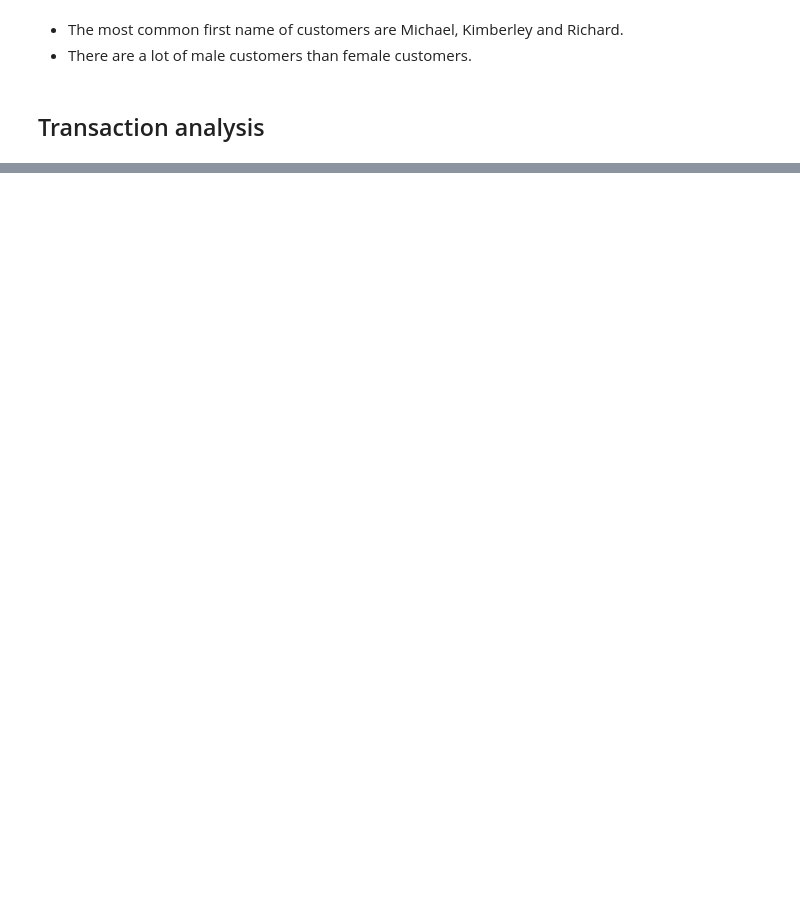
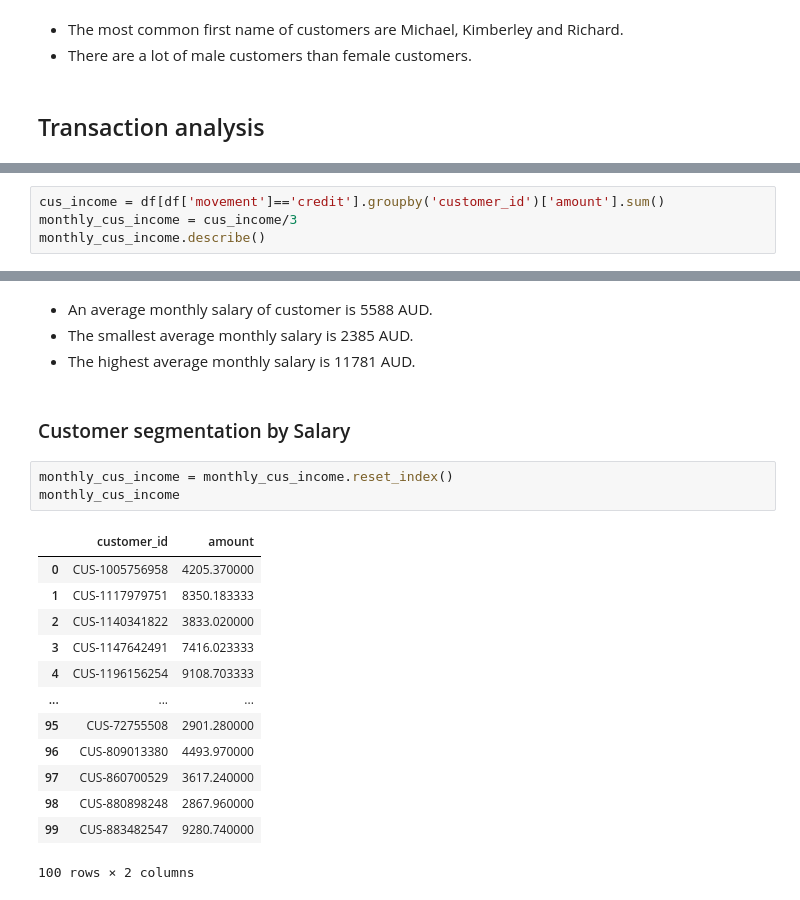
Before and after one commit to baoqdng/Customer_Transaction_Analytics, a Jupyter notebook: Customer_Transaction_Predictive_Analytics.ipynb, the cells around one changed output, grey strips where cells are left out. Cells and saved outputs as stored; diff of their text form; blank space fills up the shorter version.

```diff
--- a/Customer_Transaction_Predictive_Analytics.ipynb
+++ b/Customer_Transaction_Predictive_Analytics.ipynb
@@ -444,0 +521,4 @@ fig.show()
+# %%
+cus_income = df[df['movement']=='credit'].groupby('customer_id')['amount'].sum()
+monthly_cus_income = cus_income/3
+monthly_cus_income.describe()
@@ -444,0 +535,23 @@ fig.show()
+# %% [markdown]
+- An average monthly salary of customer is 5588 AUD.
+- The smallest average monthly salary is 2385 AUD.
+- The highest average monthly salary is 11781 AUD.
+# %% [markdown]
+### Customer segmentation by Salary
+# %%
+monthly_cus_income = monthly_cus_income.reset_index()
+monthly_cus_income
+# %% [output]
+|  | customer_id | amount |
+| 0 | CUS-1005756958 | 4205.370000 |
+| 1 | CUS-1117979751 | 8350.183333 |
+| 2 | CUS-1140341822 | 3833.020000 |
+| 3 | CUS-1147642491 | 7416.023333 |
+| 4 | CUS-1196156254 | 9108.703333 |
+| ... | ... | ... |
+| 95 | CUS-72755508 | 2901.280000 |
+| 96 | CUS-809013380 | 4493.970000 |
+| 97 | CUS-860700529 | 3617.240000 |
+| 98 | CUS-880898248 | 2867.960000 |
+| 99 | CUS-883482547 | 9280.740000 |
+100 rows × 2 columns
```
Also changed, not shown: parts of 16 cells of this notebook.
